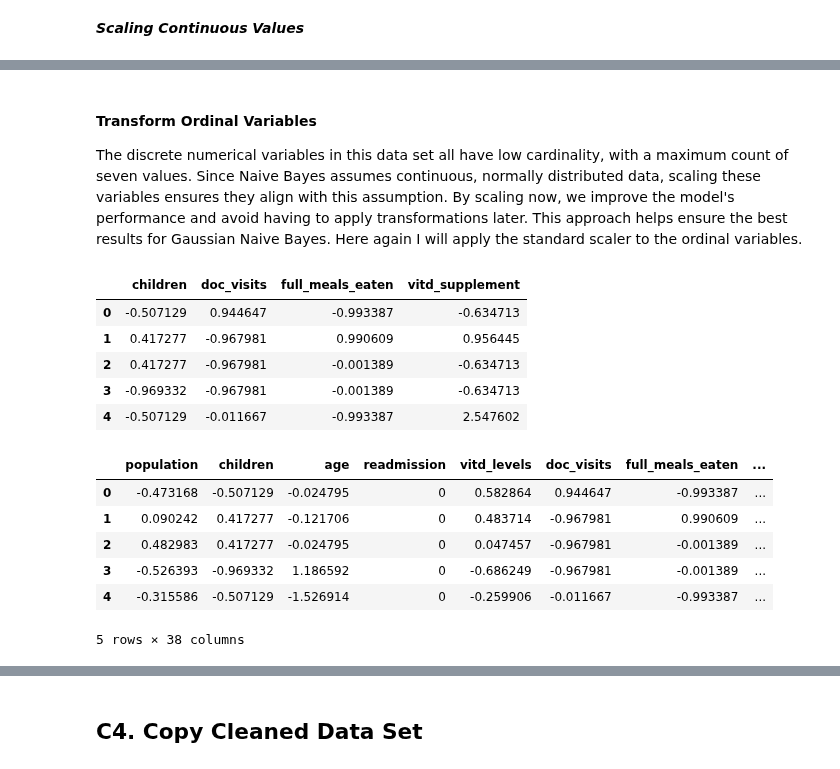
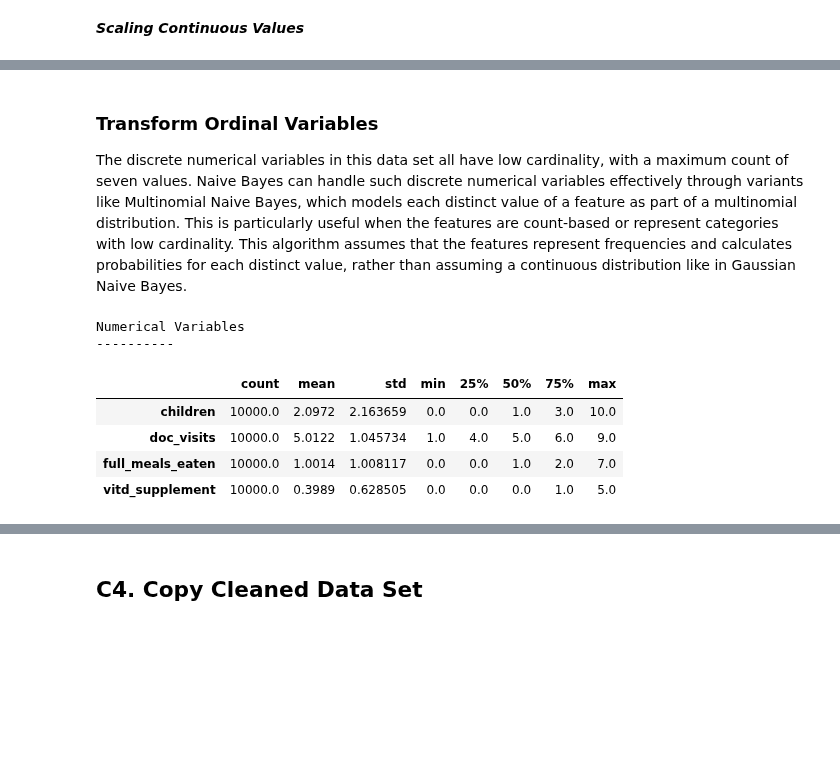
Before and after one commit to DesireeMcElroy/WGU_MSDA, a Jupyter notebook: D209-Data_Mining_I/NaiveBayes_Task1.ipynb, the cells around one changed output, grey strips where cells are left out. Cells and saved outputs as stored; diff of their text form; code cells hidden in the pictures; blank space fills up the shorter version.

```diff
--- a/D209-Data_Mining_I/NaiveBayes_Task1.ipynb
+++ b/D209-Data_Mining_I/NaiveBayes_Task1.ipynb
@@ -100,4 +156,4 @@ The first set of categorical variables listed above are considered categorical b
 # %%
-raw_df = w.get_df(filepath = 'medical_raw_df.csv')
-raw_df.head().T
+raw_df = pd.read_csv('medical_raw_df.csv')
+raw_df.head(3).T
 # %% [output]
@@ -173,6 +211,7 @@ num_vars = ['children',
             'full_meals_eaten',
             'vitd_supplement']
 
+# continuous
 cont_vars = ['age',
              'daily_charges',
             'additional_charges',
@@ -193,9 +232,8 @@ cat_vars = ['gender',
 bool_vars = ['readmission',
              'high_blood',
              'stroke',
+             'arthritis',
              'overweight',
-             'arthritis',
-             'diabetes',
              'hyperlipidemia',
              'backpain',
              'anxiety',
@@ -299,14 +323,9 @@ As observed in the visualizations, vitd_levels is the only variable that appears
 # %% [markdown]
 ***Scaling Continuous Values***
 # %%
-print(f'Continuous variables to be scaled {cont_vars}')
+print(f'Continuous variables')
+print(df[cont_vars].dtypes)
 print('------------')
-
-# assign scaler
-scaler = StandardScaler()
-
-# run scale function on columns to scale
-df[cont_vars] = scaler.fit_transform(df[cont_vars])
 
 # quick visual
 df[cont_vars].describe().T
@@ -338,30 +366,17 @@ df[bool_vars].head()
 # %% [markdown]
-#### Transform Ordinal Variables
-The discrete numerical variables in this data set all have low cardinality, with a maximum count of seven values. Since Naive Bayes assumes continuous, normally distributed data, scaling these variables ensures they align with this assumption. By scaling now, we improve the model's performance and avoid having to apply transformations later. This approach helps ensure the best results for Gaussian Naive Bayes.
-Here again I will apply the standard scaler to the ordinal variables.
+### Transform Ordinal Variables
+The discrete numerical variables in this data set all have low cardinality, with a maximum count of seven values. Naive Bayes can handle such discrete numerical variables effectively through variants like Multinomial Naive Bayes, which models each distinct value of a feature as part of a multinomial distribution. This is particularly useful when the features are count-based or represent categories with low cardinality. This algorithm assumes that the features represent frequencies and calculates probabilities for each distinct value, rather than assuming a continuous distribution like in Gaussian Naive Bayes.
 # %%
-# assign scaler
-scaler = StandardScaler()
-
-# run scale function on columns to scale
-df[num_vars] = scaler.fit_transform(df[num_vars])
-
-df[num_vars].head()
+# get visual, confirm numerical
+print('Numerical Variables')
+df[num_vars].dtypes
+print('----------')
+df[num_vars].describe().T
 # %% [output]
+Numerical Variables
+----------
-|  | children | doc_visits | full_meals_eaten | vitd_supplement |
-| 0 | -0.507129 | 0.944647 | -0.993387 | -0.634713 |
-| 1 | 0.417277 | -0.967981 | 0.990609 | 0.956445 |
-| 2 | 0.417277 | -0.967981 | -0.001389 | -0.634713 |
-| 3 | -0.969332 | -0.967981 | -0.001389 | -0.634713 |
-| 4 | -0.507129 | -0.011667 | -0.993387 | 2.547602 |
+|  | count | mean | std | min | 25% | 50% | 75% | max |
+| children | 10000.0 | 2.0972 | 2.163659 | 0.0 | 0.0 | 1.0 | 3.0 | 10.0 |
+| doc_visits | 10000.0 | 5.0122 | 1.045734 | 1.0 | 4.0 | 5.0 | 6.0 | 9.0 |
+| full_meals_eaten | 10000.0 | 1.0014 | 1.008117 | 0.0 | 0.0 | 1.0 | 2.0 | 7.0 |
+| vitd_supplement | 10000.0 | 0.3989 | 0.628505 | 0.0 | 0.0 | 0.0 | 1.0 | 5.0 |
-# %%
-# final transformed df
-df.head()
-# %% [output]
-|  | population | children | age | readmission | vitd_levels | doc_visits | full_meals_eaten | ... |
-| 0 | -0.473168 | -0.507129 | -0.024795 | 0 | 0.582864 | 0.944647 | -0.993387 | ... |
-| 1 | 0.090242 | 0.417277 | -0.121706 | 0 | 0.483714 | -0.967981 | 0.990609 | ... |
-| 2 | 0.482983 | 0.417277 | -0.024795 | 0 | 0.047457 | -0.967981 | -0.001389 | ... |
-| 3 | -0.526393 | -0.969332 | 1.186592 | 0 | -0.686249 | -0.967981 | -0.001389 | ... |
-| 4 | -0.315586 | -0.507129 | -1.526914 | 0 | -0.259906 | -0.011667 | -0.993387 | ... |
-5 rows × 38 columns
```
Also changed, not shown: parts of 55 cells of this notebook, 1 other file.
